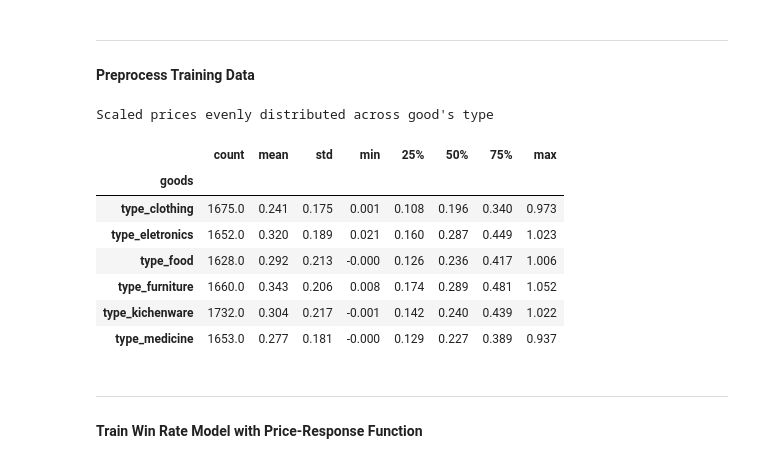
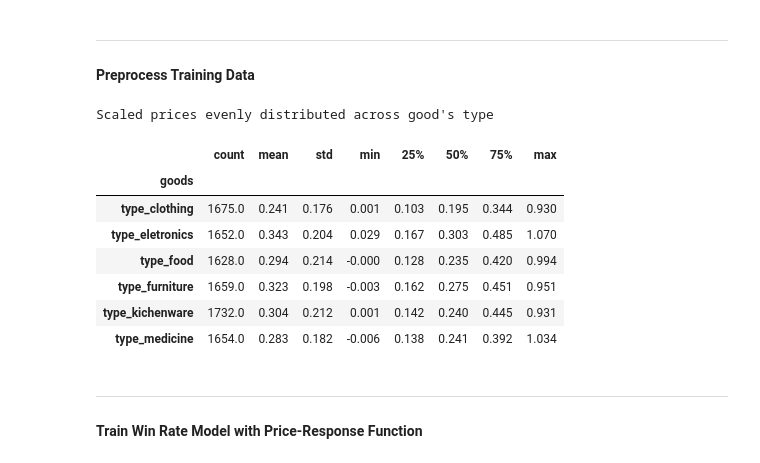
Before and after one commit to Q-shick/ecommerce_price_sensitivity, a Jupyter notebook: conversion-sensitivity-model.ipynb, the cells around one changed output. Cells and saved outputs as stored; diff of their text form; code cells hidden in the pictures.

```diff
--- a/conversion-sensitivity-model.ipynb
+++ b/conversion-sensitivity-model.ipynb
@@ -39,9 +39,12 @@ ___
 #### Preprocess Training Data
 # %%
 # Good's type column from one-hot encoded columns for stratification
-goods_type = pd.from_dummies(
-    training_data[[x for x in training_data.columns if "goods_type" in x]],
-    sep="_",
+product_info = pd.concat(
+    [
+        pd.from_dummies(training_data[[x for x in training_data.columns if "goods" in x]], sep="_"),
+        pd.from_dummies(training_data[[x for x in training_data.columns if "brand" in x]], sep="_"),
+    ],
+    axis=1,
 )
 
 # Split dataset into train and test
@@ -50,7 +53,7 @@ X_train, X_test, y_train, y_test = train_test_split(
     training_data["ordered"],
     test_size=0.5,
     random_state=2024,
-    stratify=goods_type,
+    stratify=product_info,
 )
 
 # Features in training set
@@ -66,32 +69,32 @@ features_test[["past_spending", "quantity"]] = features_scaler.transform(
     features_test[["past_spending", "quantity"]]
 )
 # %%
-price_with_goods_type = pd.concat([training_data["price"], goods_type], axis=1)
-price_train = price_with_goods_type[price_with_goods_type.index.isin(X_train.index)]
-price_test = price_with_goods_type[price_with_goods_type.index.isin(X_test.index)]
+price_product_info = pd.concat([training_data["price"], product_info], axis=1)
+price_train = price_product_info[price_product_info.index.isin(X_train.index)]
+price_test = price_product_info[price_product_info.index.isin(X_test.index)]
 
 price_scalers = {}
-for x in price_with_goods_type["goods"].unique():
+for x in price_product_info["goods"].unique():
     price_train_scale = price_train.loc[price_train["goods"] == x, "price"].values.reshape(-1,1)
     price_test_scale = price_test.loc[price_test["goods"] == x, "price"].values.reshape(-1,1)
     # Scale with training prices
     price_scaler = MinMaxScaler().fit(price_train_scale)
     price_train.loc[price_train["goods"] == x, "price"] = price_scaler.transform(price_train_scale)
     price_test.loc[price_test["goods"] == x, "price"] = price_scaler.transform(price_test_scale)
     price_scalers[x] = price_scaler
 
 print("Scaled prices evenly distributed across good's type")
 price_test.groupby("goods")["price"].describe().round(3)
 # %% [output]
 Scaled prices evenly distributed across good's type
 |  | count | mean | std | min | 25% | 50% | 75% | max |
 | goods |  |  |  |  |  |  |  |  |
-| type_clothing | 1675.0 | 0.241 | 0.175 | 0.001 | 0.108 | 0.196 | 0.340 | 0.973 |
-| type_eletronics | 1652.0 | 0.320 | 0.189 | 0.021 | 0.160 | 0.287 | 0.449 | 1.023 |
-| type_food | 1628.0 | 0.292 | 0.213 | -0.000 | 0.126 | 0.236 | 0.417 | 1.006 |
-| type_furniture | 1660.0 | 0.343 | 0.206 | 0.008 | 0.174 | 0.289 | 0.481 | 1.052 |
-| type_kichenware | 1732.0 | 0.304 | 0.217 | -0.001 | 0.142 | 0.240 | 0.439 | 1.022 |
-| type_medicine | 1653.0 | 0.277 | 0.181 | -0.000 | 0.129 | 0.227 | 0.389 | 0.937 |
+| type_clothing | 1675.0 | 0.241 | 0.176 | 0.001 | 0.103 | 0.195 | 0.344 | 0.930 |
+| type_eletronics | 1652.0 | 0.343 | 0.204 | 0.029 | 0.167 | 0.303 | 0.485 | 1.070 |
+| type_food | 1628.0 | 0.294 | 0.214 | -0.000 | 0.128 | 0.235 | 0.420 | 0.994 |
+| type_furniture | 1659.0 | 0.323 | 0.198 | -0.003 | 0.162 | 0.275 | 0.451 | 0.951 |
+| type_kichenware | 1732.0 | 0.304 | 0.212 | 0.001 | 0.142 | 0.240 | 0.445 | 0.931 |
+| type_medicine | 1654.0 | 0.283 | 0.182 | -0.006 | 0.138 | 0.241 | 0.392 | 1.034 |
 # %%
 # Convert dataframe and numpy array into tensors
 features_train_tensor = torch.tensor(features_train.values, dtype=torch.float32)
```
Also changed, not shown: parts of 6 cells of this notebook.
